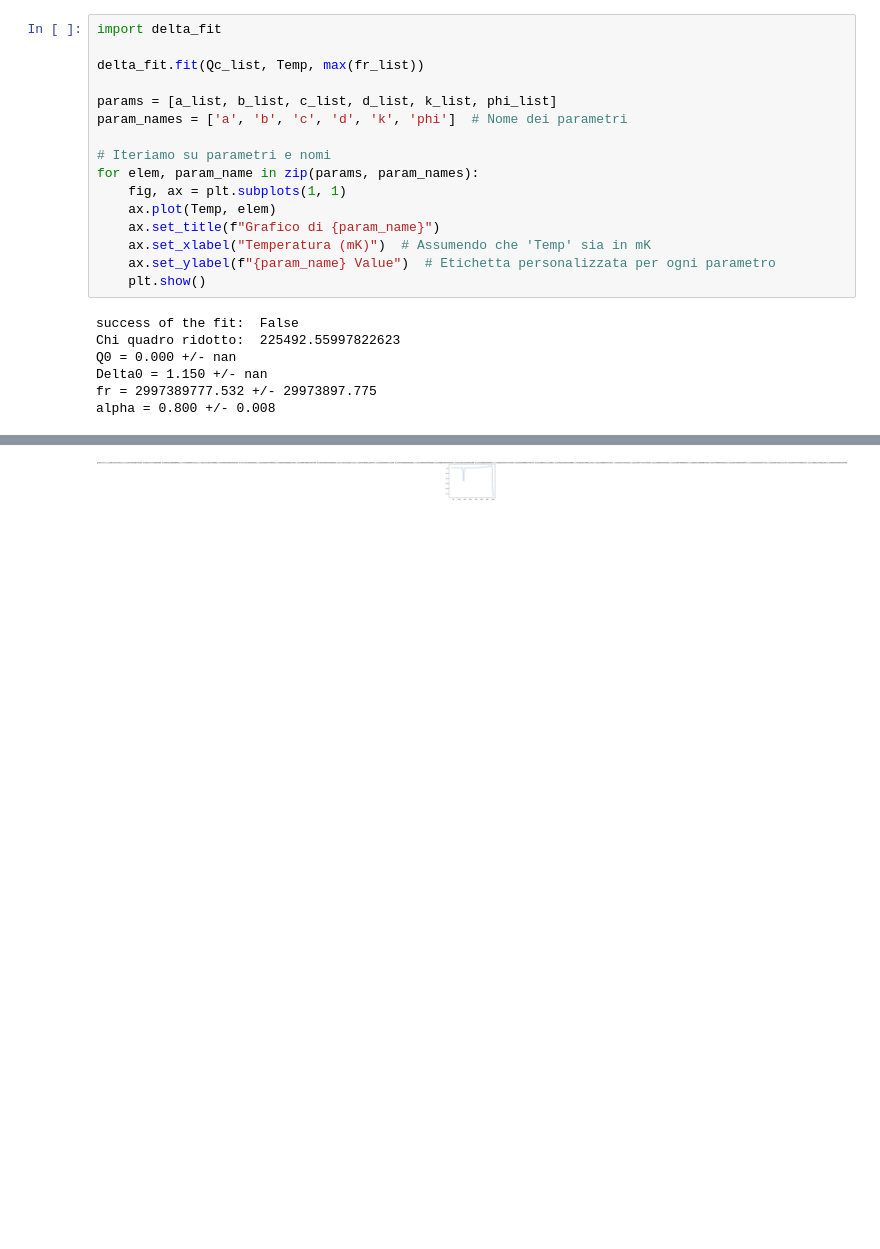
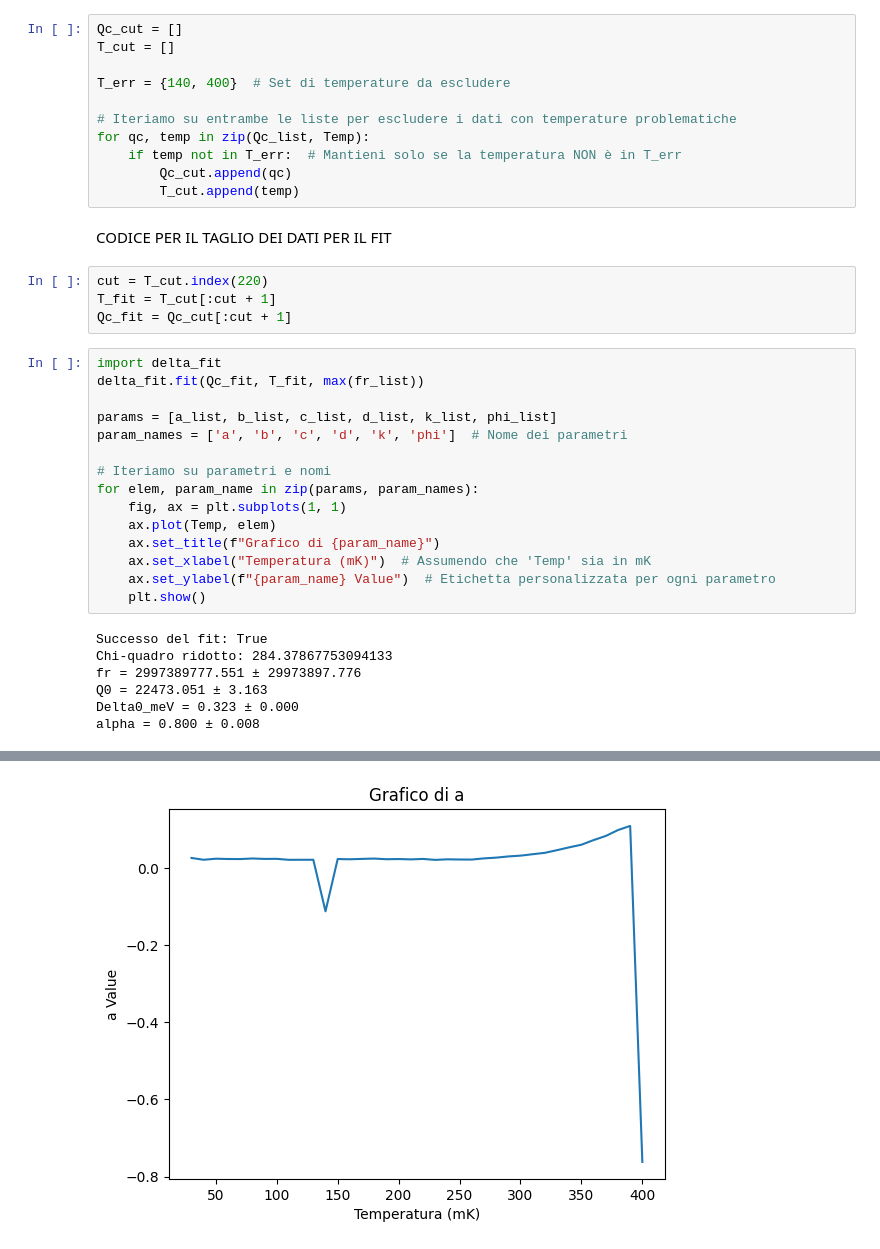
Before and after one commit to biqute/QTLab2425, a Jupyter notebook: 2Dqubit/fit/test_resonance.ipynb, the cells around one changed output, grey strips where cells are left out. Saved outputs shown, nothing was run; the diff lists cells and outputs as text; blank space fills up the shorter version.

Commit message:
delta fit changes

```diff
--- a/2Dqubit/fit/test_resonance.ipynb
+++ b/2Dqubit/fit/test_resonance.ipynb
@@ -156,7 +158,23 @@ fr = 2997316405.294 +/- 2.783
+# %%
+Qc_cut = []
+T_cut = []
+
+T_err = {140, 400}  # Set di temperature da escludere
+
+# Iteriamo su entrambe le liste per escludere i dati con temperature problematiche
+for qc, temp in zip(Qc_list, Temp):
+    if temp not in T_err:  # Mantieni solo se la temperatura NON è in T_err
+        Qc_cut.append(qc)
+        T_cut.append(temp)
+# %% [markdown]
+CODICE PER IL TAGLIO DEI DATI PER IL FIT
+# %%
+cut = T_cut.index(220)
+T_fit = T_cut[:cut + 1]
+Qc_fit = Qc_cut[:cut + 1]
 # %%
 import delta_fit
-
-delta_fit.fit(Qc_list, Temp, max(fr_list))
+delta_fit.fit(Qc_fit, T_fit, max(fr_list))
 
 params = [a_list, b_list, c_list, d_list, k_list, phi_list]
 param_names = ['a', 'b', 'c', 'd', 'k', 'phi']  # Nome dei parametri
@@ -170,9 +188,9 @@ for elem, param_name in zip(params, param_names):
     ax.set_ylabel(f"{param_name} Value")  # Etichetta personalizzata per ogni parametro
     plt.show()
 # %% [output]
-success of the fit:  False
-Chi quadro ridotto:  225492.55997822623
-Q0 = 0.000 +/- nan
-Delta0 = 1.150 +/- nan
-fr = 2997389777.532 +/- 29973897.775
-alpha = 0.800 +/- 0.008
+Successo del fit: True
+Chi-quadro ridotto: 284.37867753094133
+fr = 2997389777.551 ± 29973897.776
+Q0 = 22473.051 ± 3.163
+Delta0_meV = 0.323 ± 0.000
+alpha = 0.800 ± 0.008
@@ -180 +198 @@ alpha = 0.800 +/- 0.008
-[figure, old version]
+[figure, new version]
```
Also changed, not shown: parts of 3 cells of this notebook, 4 other files.
